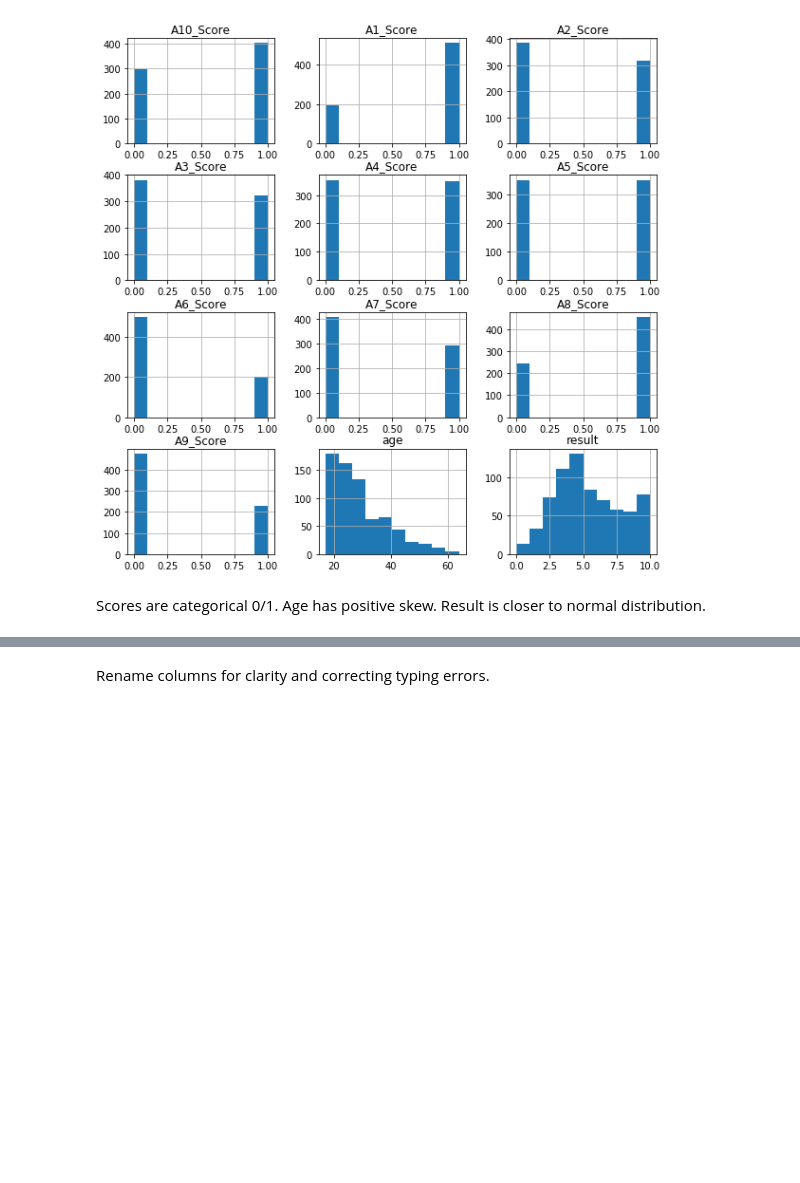
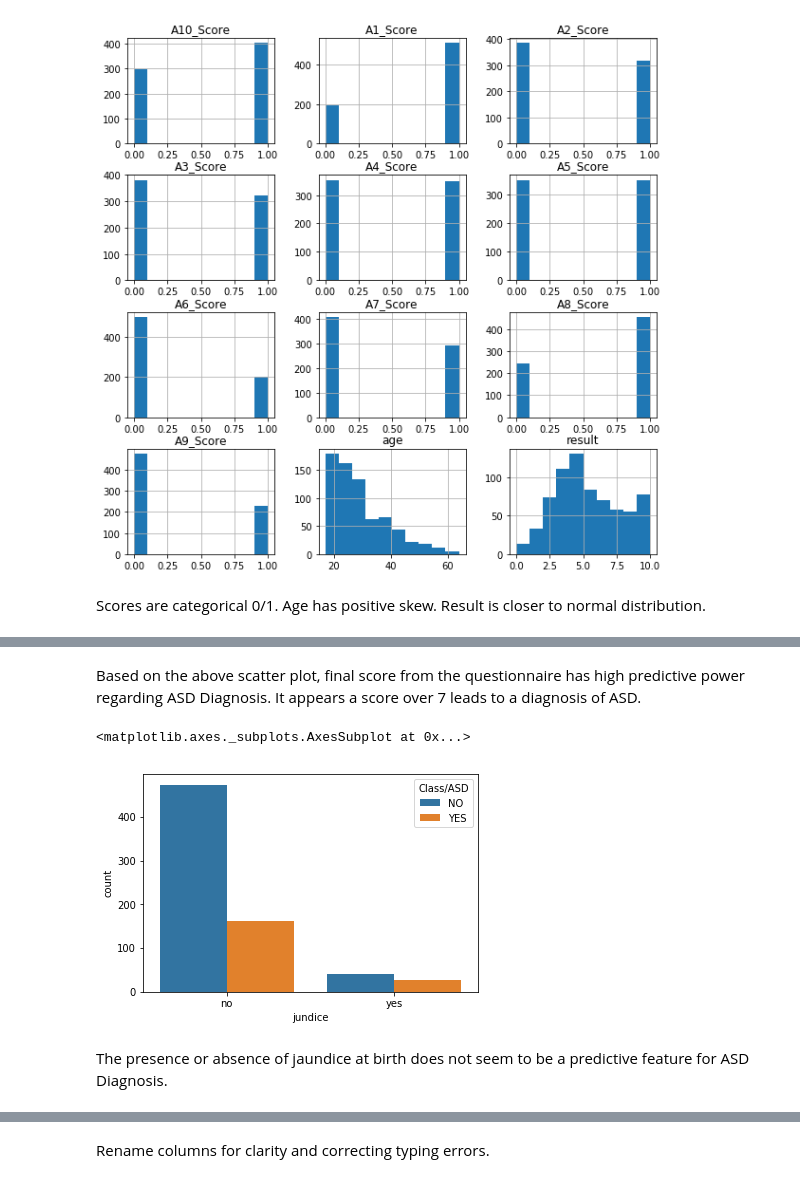
Before and after one commit to jwlunak/dsc-3-final-project-online-ds-sp-000, a Jupyter notebook: student.ipynb, the cells around one changed output, grey strips where cells are left out. Cells and saved outputs as stored; diff of their text form; code cells hidden in the pictures; blank space fills up the shorter version.

```diff
--- a/student.ipynb
+++ b/student.ipynb
@@ -264,3 +272,12 @@ Scores are categorical 0/1. Age has positive skew. Result is closer to normal di
+# %% [markdown]
+Based on the above scatter plot, final score from the questionnaire has high predictive power regarding ASD Diagnosis. It appears a score over 7 leads to a diagnosis of ASD.
+# %%
+sns.countplot(x='jundice',data=df,hue='Class/ASD')
+# %% [output]
+<matplotlib.axes._subplots.AxesSubplot at 0x...>
+[figure, added]
+# %% [markdown]
+The presence or absence of jaundice at birth does not seem to be a predictive feature for ASD Diagnosis.
 # %%
 #Separating target and features
 target = df['Class/ASD']
```
Also changed, not shown: parts of 10 cells of this notebook.
